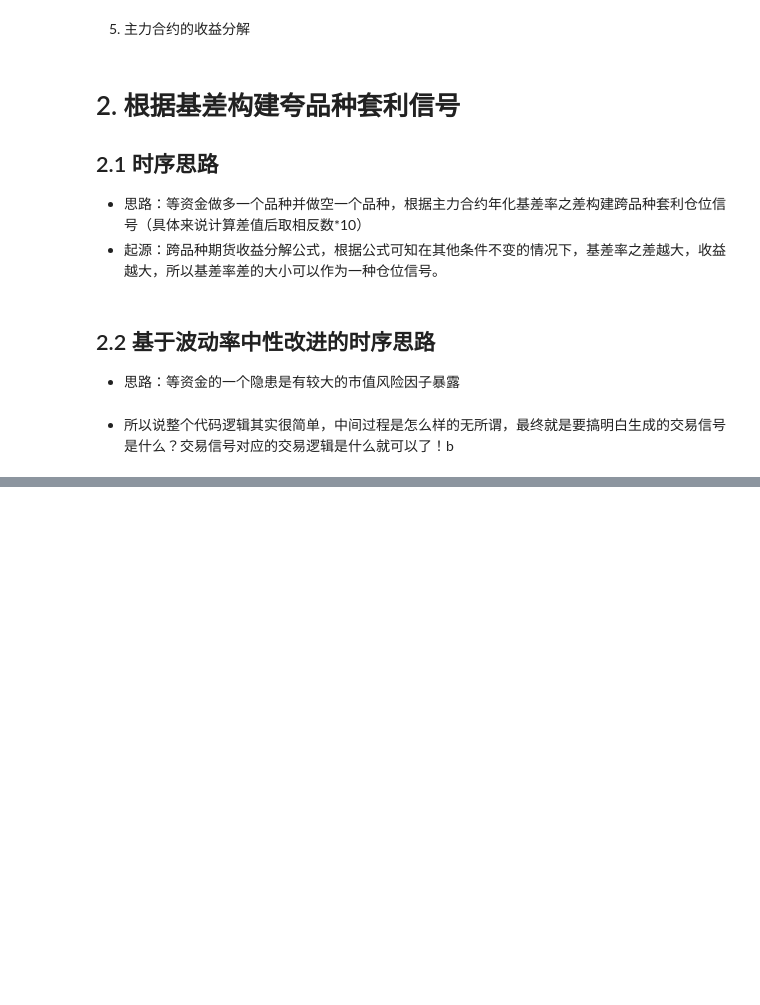
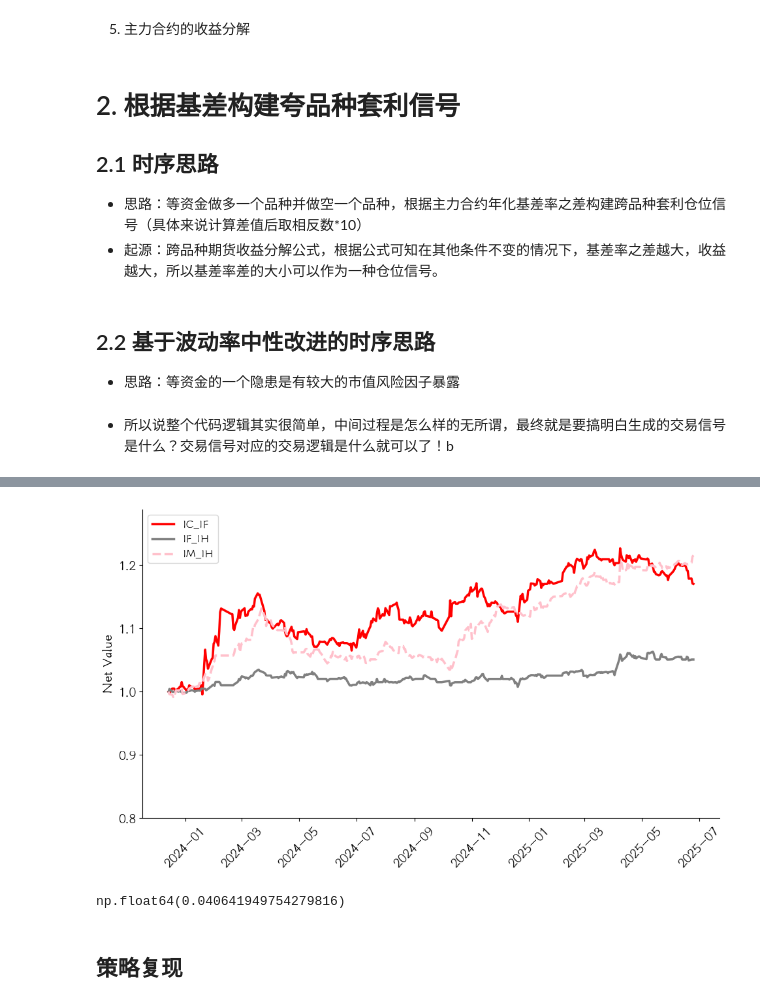
Before and after one commit to Yuyang-Yao75/Daily-Futures-Arbitrary-Strategy, a Jupyter notebook: src/research.ipynb, the cells around one changed output, grey strips where cells are left out. Saved outputs shown, nothing was run; the diff lists cells and outputs as text; code cells hidden in the pictures; blank space fills up the shorter version.

```diff
--- a/src/research.ipynb
+++ b/src/research.ipynb
@@ -423,0 +368,2 @@ for pair in AVAILABLE_PAIRS:
+# %%
+combined_df = get_concat_nv_data()
@@ -423,0 +387,32 @@ for pair in AVAILABLE_PAIRS:
+# %%
+import matplotlib.pyplot as plt
+import matplotlib
+# plt.rcParams['font.sans-serif'] = ['simsun']  # 中文字体
+from pylab import mpl
+mpl.rcParams['font.sans-serif'] = ['FZKai-Z03S']
+mpl.rcParams['axes.unicode_minus'] = False
+matplotlib.rcParams.update({'font.size': 16})
+# %%
+plot_df = combined_df[['date','IMIC_nv','ICIF_nv','IFIH_nv']].copy()
+plot_df['date'] = pd.to_datetime(plot_df['date'])
+plt.figure(figsize=(10,6))
+
+plt.plot(plot_df['date'],plot_df['ICIF_nv'],label = 'IC_IF',color = 'red',linewidth = 2.5)
+plt.plot(plot_df['date'],plot_df['IFIH_nv'],label = 'IF_IH',color = 'gray',linewidth = 2.5)
+plt.plot(plot_df['date'],plot_df['IMIC_nv'],label = 'IM_IH',color = 'pink',linewidth = 2.5,linestyle = '--')
+
+plt.legend(loc='upper left',fontsize=12)
+# 坐标轴与样式
+plt.ylim(0.8, plot_df[['IMIC_nv','ICIF_nv','IFIH_nv']].max().max()*1.05)
+plt.xticks(rotation=45)
+plt.grid(False)
+# 去掉顶部和右边边框
+for spine in ['top', 'right']:
+    plt.gca().spines[spine].set_visible(False)
+
+# 设置标题和坐标轴
+plt.ylabel('Net Value')
+plt.tight_layout()
+plt.show()
+# %% [output]
+[figure, added]
@@ -423,0 +423,7 @@ for pair in AVAILABLE_PAIRS:
+# %%
+import numpy as np
+IFIH_std*np.sqrt(244)
+# %% [output]
+np.float64(0.040641949754279816)
+# %% [markdown]
+## 策略复现
```
Also changed, not shown: parts of 44 cells of this notebook, 2 other files.
